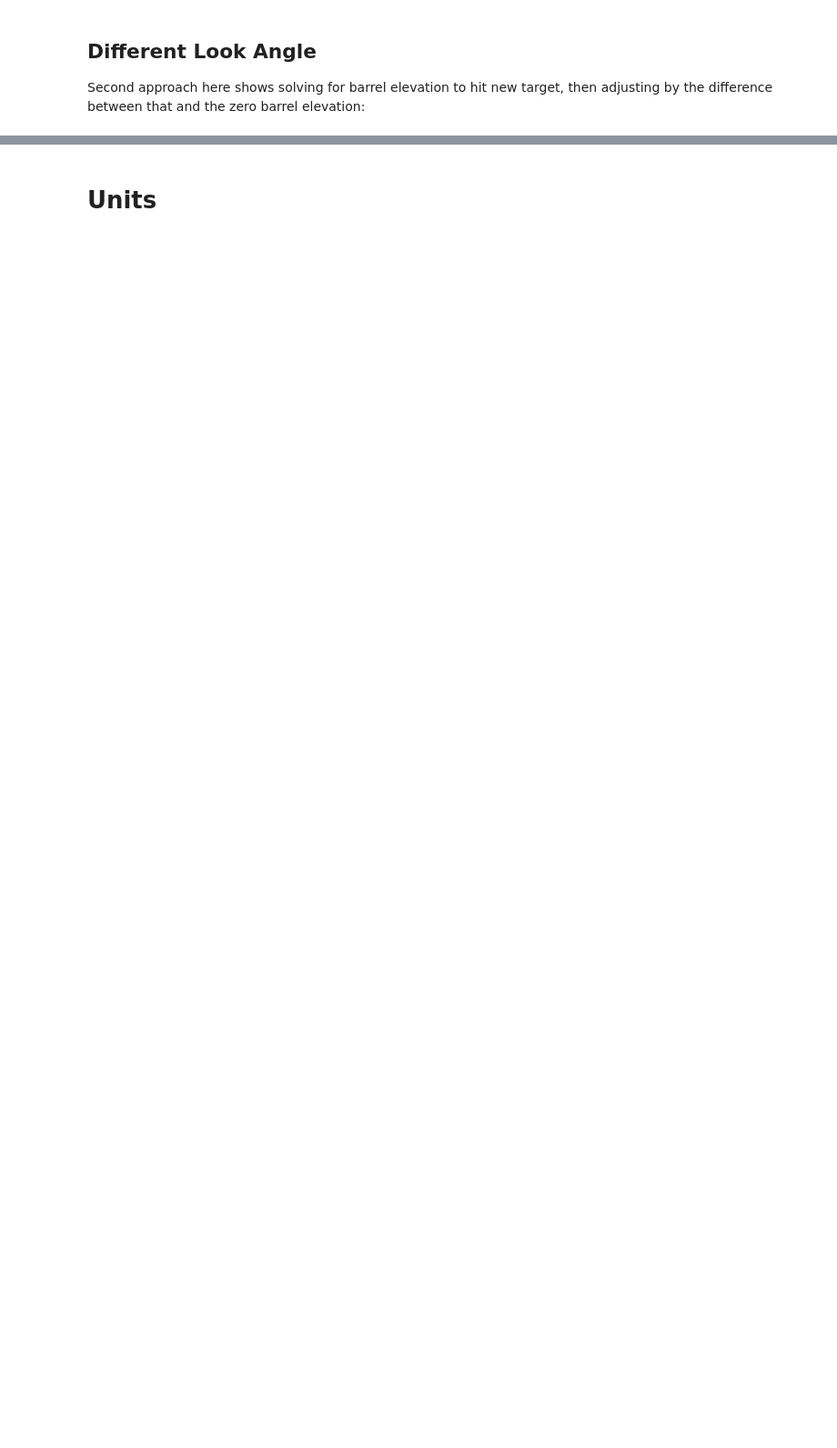
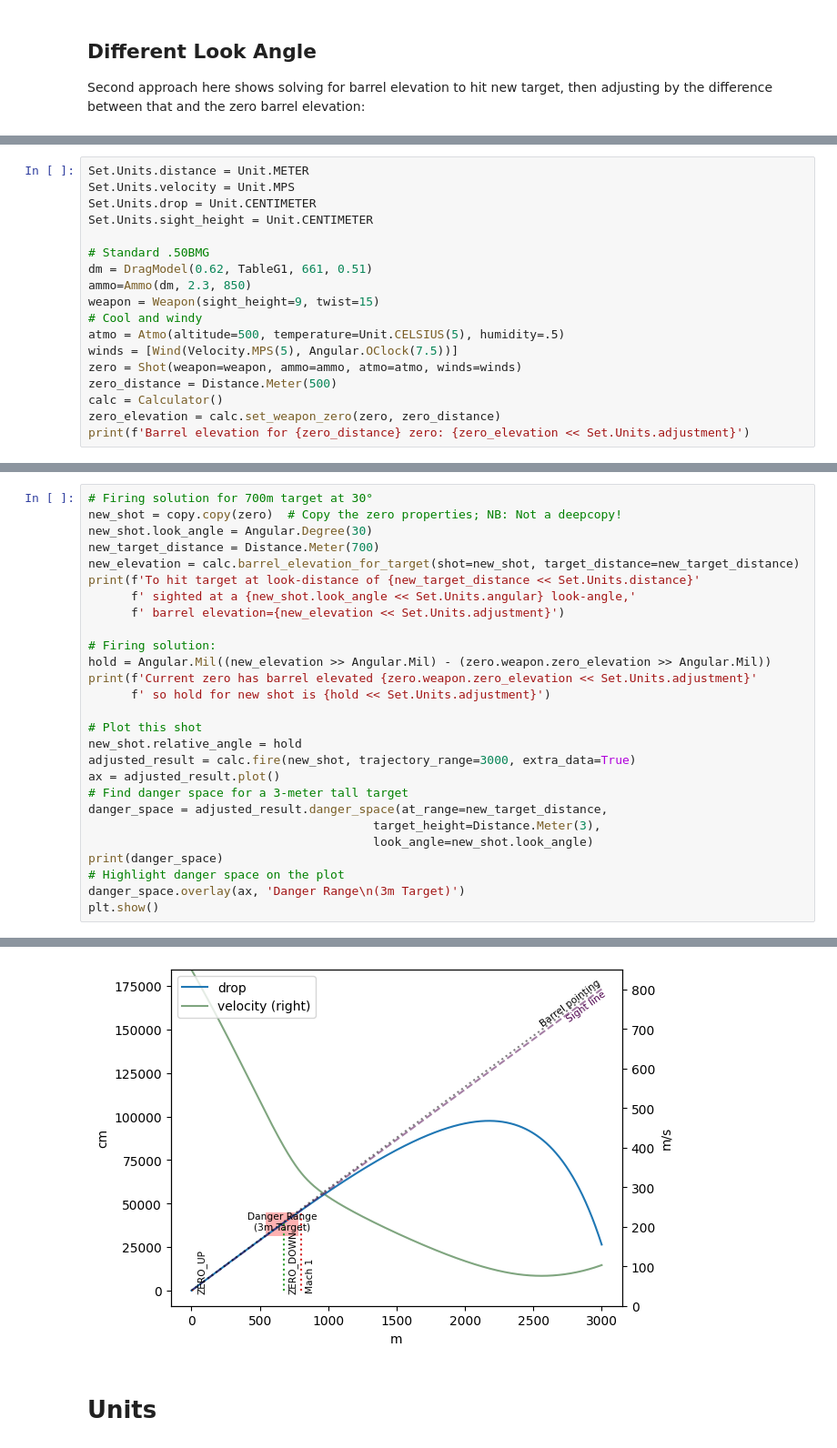
Before and after one commit to o-murphy/py-ballisticcalc, a Jupyter notebook: Example.ipynb, the cells around one changed output, grey strips where cells are left out. Shown at 91% size. Drawn from its saved outputs; the diff is of its cells as text; blank space fills up the shorter version.

```diff
--- a/Example.ipynb
+++ b/Example.ipynb
@@ -166,0 +146,18 @@ Current zero has barrel elevated 1.69mil so hold for new shot is 2.7mil
+# %%
+Set.Units.distance = Unit.METER
+Set.Units.velocity = Unit.MPS
+Set.Units.drop = Unit.CENTIMETER
+Set.Units.sight_height = Unit.CENTIMETER
+
+# Standard .50BMG
+dm = DragModel(0.62, TableG1, 661, 0.51)
+ammo=Ammo(dm, 2.3, 850)
+weapon = Weapon(sight_height=9, twist=15)
+# Cool and windy
+atmo = Atmo(altitude=500, temperature=Unit.CELSIUS(5), humidity=.5)
+winds = [Wind(Velocity.MPS(5), Angular.OClock(7.5))]
+zero = Shot(weapon=weapon, ammo=ammo, atmo=atmo, winds=winds)
+zero_distance = Distance.Meter(500)
+calc = Calculator()
+zero_elevation = calc.set_weapon_zero(zero, zero_distance)
+print(f'Barrel elevation for {zero_distance} zero: {zero_elevation << Set.Units.adjustment}')
@@ -166,0 +166,28 @@ Current zero has barrel elevated 1.69mil so hold for new shot is 2.7mil
+# %%
+# Firing solution for 700m target at 30°
+new_shot = copy.copy(zero)  # Copy the zero properties; NB: Not a deepcopy!
+new_shot.look_angle = Angular.Degree(30)
+new_target_distance = Distance.Meter(700)
+new_elevation = calc.barrel_elevation_for_target(shot=new_shot, target_distance=new_target_distance)
+print(f'To hit target at look-distance of {new_target_distance << Set.Units.distance}'
+      f' sighted at a {new_shot.look_angle << Set.Units.angular} look-angle,'
+      f' barrel elevation={new_elevation << Set.Units.adjustment}')
+
+# Firing solution:
+hold = Angular.Mil((new_elevation >> Angular.Mil) - (zero.weapon.zero_elevation >> Angular.Mil))
+print(f'Current zero has barrel elevated {zero.weapon.zero_elevation << Set.Units.adjustment}'
+      f' so hold for new shot is {hold << Set.Units.adjustment}')
+
+# Plot this shot
+new_shot.relative_angle = hold
+adjusted_result = calc.fire(new_shot, trajectory_range=3000, extra_data=True)
+ax = adjusted_result.plot()
+# Find danger space for a 3-meter tall target
+danger_space = adjusted_result.danger_space(at_range=new_target_distance,
+                                        target_height=Distance.Meter(3),
+                                        look_angle=new_shot.look_angle)
+print(danger_space)
+# Highlight danger space on the plot
+danger_space.overlay(ax, 'Danger Range\n(3m Target)')
+plt.show()
+# %% [output]
@@ -167,3 +197,4 @@ Current zero has barrel elevated 1.69mil so hold for new shot is 2.7mil
+[figure, added]
 # %% [markdown]
 # Units
 # %%
```
Also changed, not shown: parts of 14 cells of this notebook, 2 other files.
